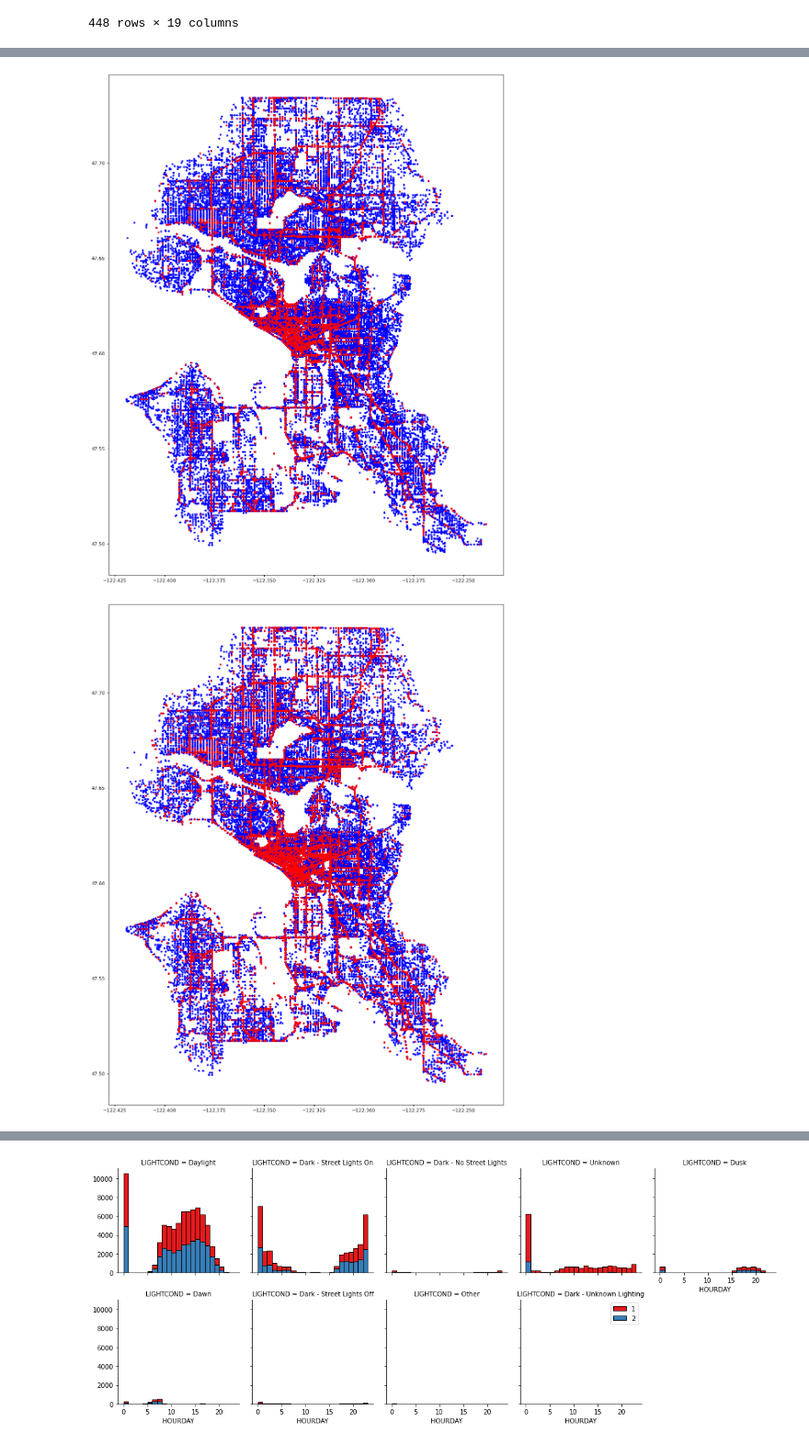
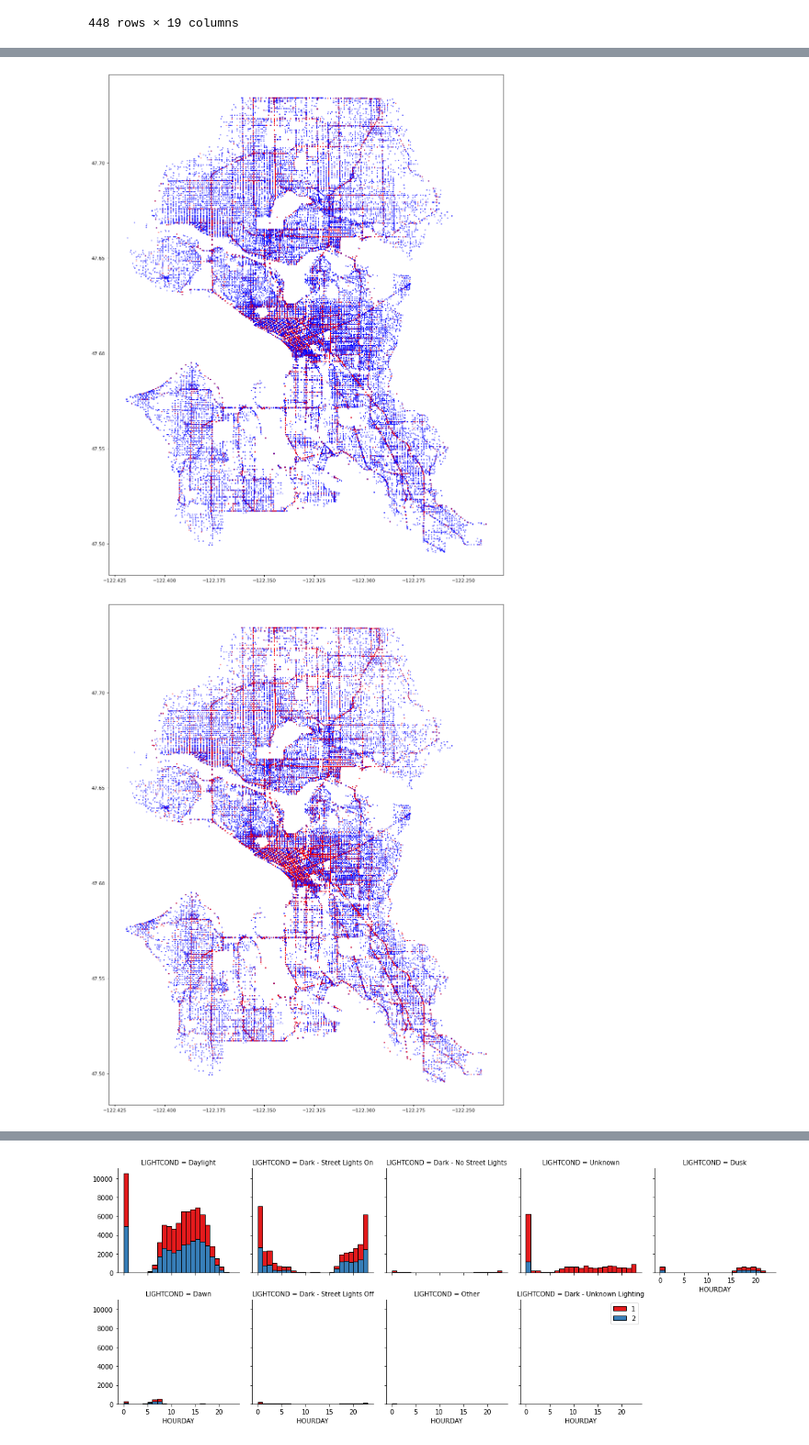
Before and after one commit to jearizaa/DataScience_AI_ML, a Jupyter notebook: Data Science Capstone.ipynb, the cells around one changed output, grey strips where cells are left out. Shown at 92% size. Cells and saved outputs as stored; diff of their text form; code cells hidden in the pictures.

```diff
--- a/Data Science Capstone.ipynb
+++ b/Data Science Capstone.ipynb
@@ -330,19 +308,19 @@ plt.show()
 df_iat1 = df_sev2[df['INATTENTIONIND'] == 1]
 df_iat0 = df[df['INATTENTIONIND'] == 0]
 figure(num=None, figsize=(fs, fs*1.3), dpi=80, facecolor='w', edgecolor='k')
-plt.scatter(df_iat0['X'], df_iat0['Y'], marker='.', color = 'b')
-plt.scatter(df_iat1['X'], df_iat1['Y'], marker='.', color = 'r')
+plt.scatter(df_iat0['X'], df_iat0['Y'], marker='.', color = 'b', s = 3)
+plt.scatter(df_iat1['X'], df_iat1['Y'], marker='.', color = 'r', s = 3)
 plt.show()
 # %% [output]
-[figure, old version]
+[figure, new version]
 # %%
 df_dark0 = df_sev2[~df['LIGHTCOND'].isin(['Daylight'])]
 figure(num=None, figsize=(fs, fs*1.3), dpi=80, facecolor='w', edgecolor='k')
-plt.scatter(df_sev1['X'], df_sev1['Y'], marker='.', color = 'b')
-plt.scatter(df_dark0['X'], df_dark0['Y'], marker='.', color = 'r')
+plt.scatter(df_sev1['X'], df_sev1['Y'], marker='.', color = 'b', s = 3)
+plt.scatter(df_dark0['X'], df_dark0['Y'], marker='.', color = 'r', s = 3)
 plt.show()
 # %% [output]
-[figure, old version]
+[figure, new version]
 # %%
 df_dark = df_sev2[df['JUNCTIONTYPE'].str.contains('Intersection|Mid-Block')]
 figure(num=None, figsize=(fs, fs*1.3), dpi=80, facecolor='w', edgecolor='k')
```
Also changed, not shown: parts of 22 cells of this notebook, 1 other file.
